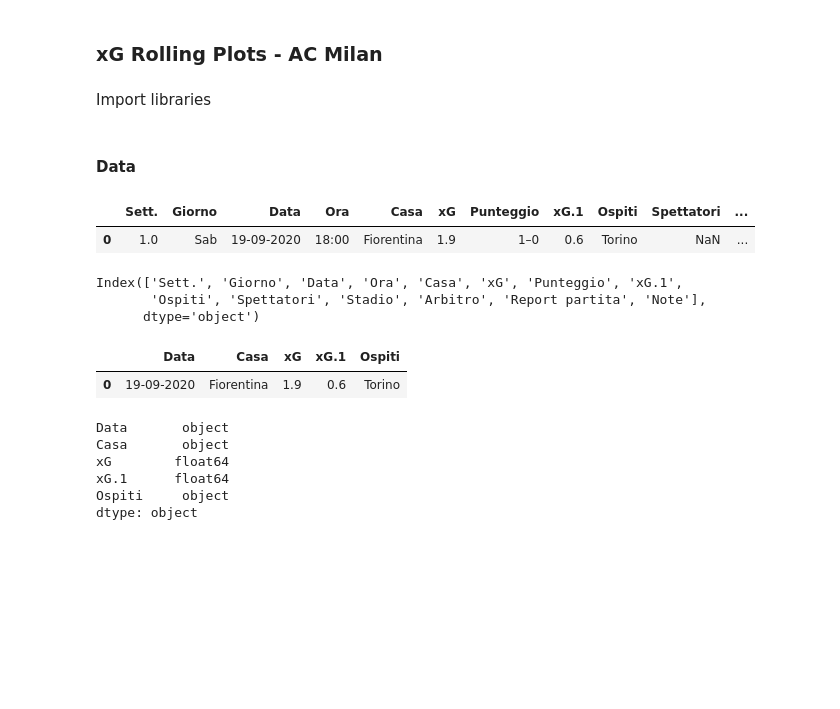
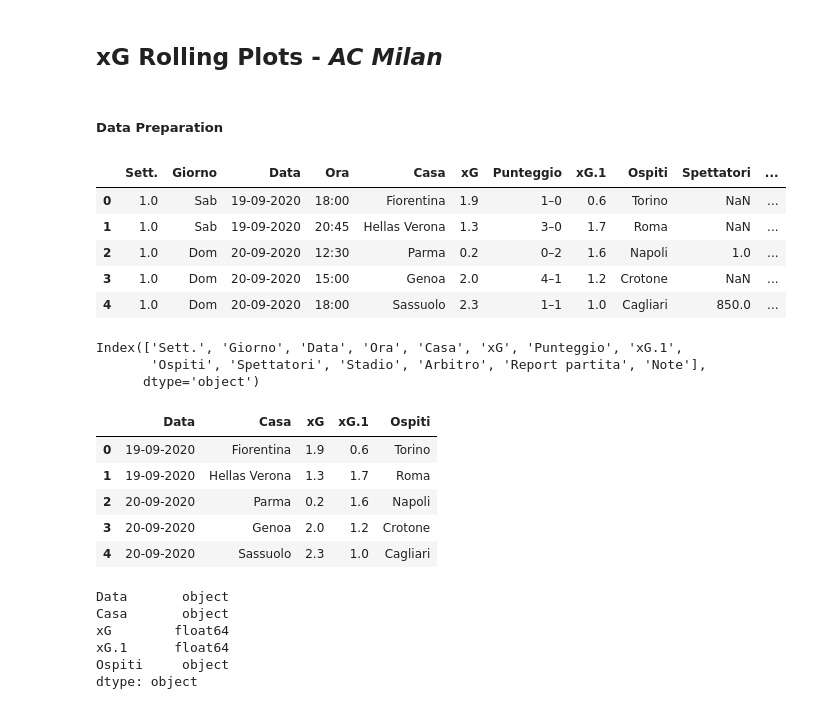
Before and after one commit to fabriziocominetti/football-analytics, a Jupyter notebook: xG-rolling-plot/ACMilan/notebooks/xG-rolling-ACMilan.ipynb, the cells around one changed output. Drawn from its saved outputs; the diff is of its cells as text; code cells hidden in the pictures; blank space fills up the shorter version.

```diff
--- a/xG-rolling-plot/ACMilan/notebooks/xG-rolling-ACMilan.ipynb
+++ b/xG-rolling-plot/ACMilan/notebooks/xG-rolling-ACMilan.ipynb
@@ -1,5 +1,3 @@
 # %% [markdown]
-### xG Rolling Plots - AC Milan
+## **xG Rolling Plots** - **_AC Milan_**
-# %% [markdown]
-Import libraries
 # %%
@@ -8,13 +7,17 @@ import matplotlib.pyplot as plt
 import matplotlib.ticker as ticker
 from highlight_text import fig_text
 # %% [markdown]
-#### Data
+##### **Data Preparation**
 # %%
 serieA_2021 = pd.read_csv("../data/raw/Fbref-SerieA-2021.csv")
-serieA_2021.head(1)
+serieA_2021.head()
 # %% [output]
 |  | Sett. | Giorno | Data | Ora | Casa | xG | Punteggio | xG.1 | Ospiti | Spettatori | ... |
 | 0 | 1.0 | Sab | 19-09-2020 | 18:00 | Fiorentina | 1.9 | 1–0 | 0.6 | Torino | NaN | ... |
+| 1 | 1.0 | Sab | 19-09-2020 | 20:45 | Hellas Verona | 1.3 | 3–0 | 1.7 | Roma | NaN | ... |
+| 2 | 1.0 | Dom | 20-09-2020 | 12:30 | Parma | 0.2 | 0–2 | 1.6 | Napoli | 1.0 | ... |
+| 3 | 1.0 | Dom | 20-09-2020 | 15:00 | Genoa | 2.0 | 4–1 | 1.2 | Crotone | NaN | ... |
+| 4 | 1.0 | Dom | 20-09-2020 | 18:00 | Sassuolo | 2.3 | 1–1 | 1.0 | Cagliari | 850.0 | ... |
 # %%
 serieA_2021.columns
 # %% [output]
@@ -23,10 +26,14 @@ Index(['Sett.', 'Giorno', 'Data', 'Ora', 'Casa', 'xG', 'Punteggio', 'xG.1',
       dtype='object')
 # %%
 serieA_2021 = serieA_2021[['Data', 'Casa', 'xG', 'xG.1', 'Ospiti']]
-serieA_2021.head(1)
+serieA_2021.head()
 # %% [output]
 |  | Data | Casa | xG | xG.1 | Ospiti |
 | 0 | 19-09-2020 | Fiorentina | 1.9 | 0.6 | Torino |
+| 1 | 19-09-2020 | Hellas Verona | 1.3 | 1.7 | Roma |
+| 2 | 20-09-2020 | Parma | 0.2 | 1.6 | Napoli |
+| 3 | 20-09-2020 | Genoa | 2.0 | 1.2 | Crotone |
+| 4 | 20-09-2020 | Sassuolo | 2.3 | 1.0 | Cagliari |
 # %%
 serieA_2021.dtypes
 # %% [output]
```
Also changed, not shown: parts of 45 cells of this notebook.
